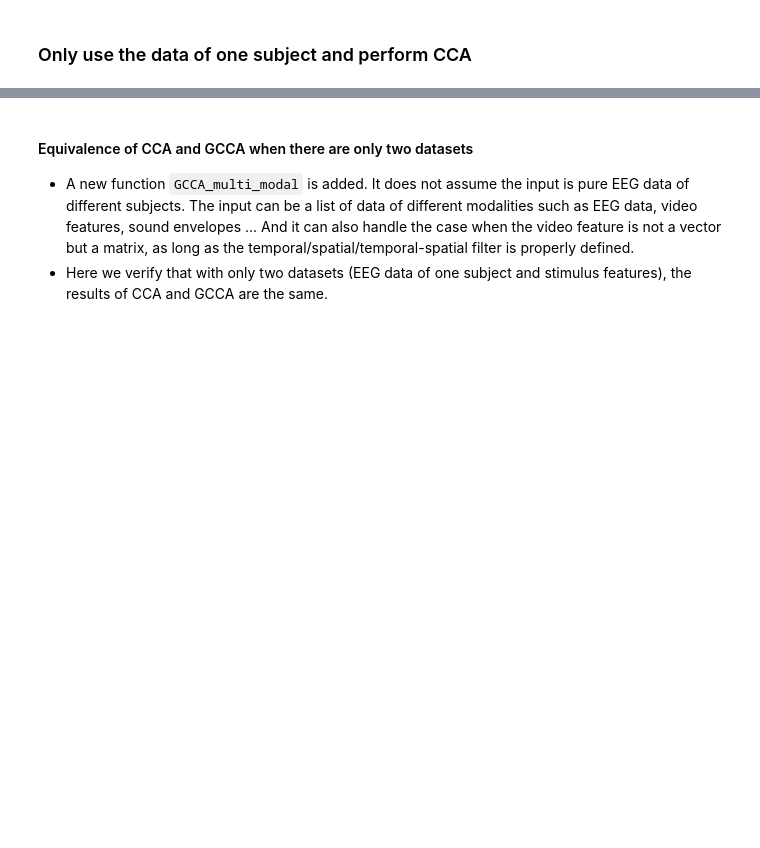
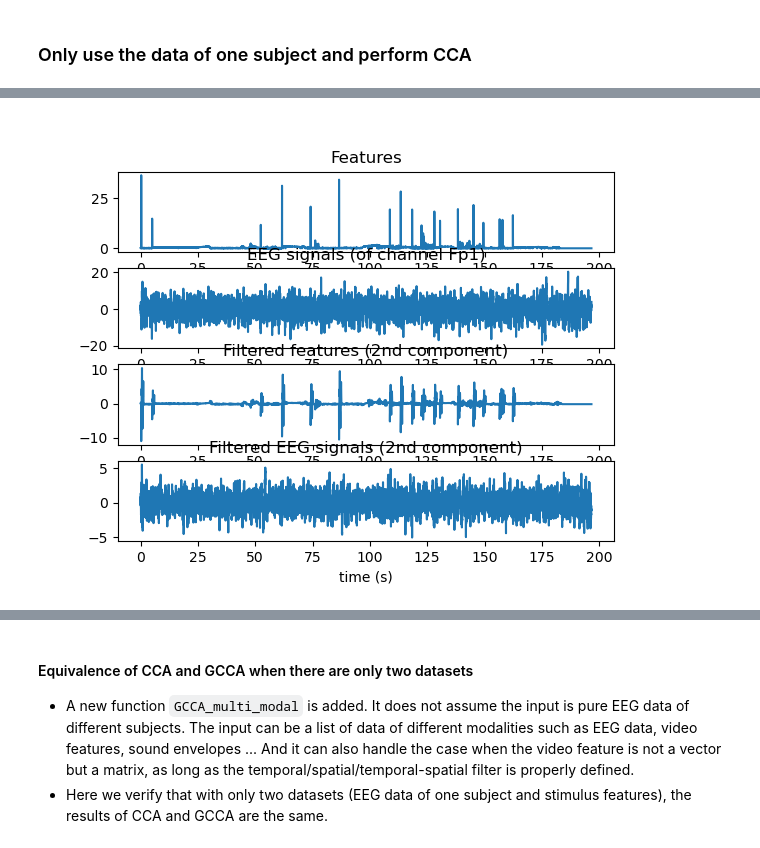
Before and after one commit to YYao-42/Identifying-Temporal-Correlations-Between-Natural-Single-shot-Videos-and-EEG-Signals, a Jupyter notebook: legacy/Parra_Exp.ipynb, the cells around one changed output, grey strips where cells are left out. Drawn from its saved outputs; the diff is of its cells as text; code cells hidden in the pictures; blank space fills up the shorter version.

```diff
--- a/legacy/Parra_Exp.ipynb
+++ b/legacy/Parra_Exp.ipynb
@@ -113,0 +124,20 @@ plt.show()
+# %%
+# Visualizations of component 2
+plt.close()
+compo = 3
+ax1 = plt.subplot(411)
+ax1.plot(times, features)
+ax1.title.set_text('Features')
+ax2 = plt.subplot(412, sharex = ax1)
+ax2.plot(times, EEG_of_one_sub[:,0])
+ax2.title.set_text('EEG signals (of channel Fp1)')
+ax3 = plt.subplot(413, sharex = ax1)
+ax3.plot(times, filtered_Sti[:,compo-1])
+ax3.title.set_text('Filtered features (2nd component)')
+ax4 = plt.subplot(414, sharex = ax1)
+ax4.plot(times, filtered_EEG[:,compo-1])
+ax4.title.set_text('Filtered EEG signals (2nd component)')
+ax4.set_xlabel('time (s)')
+plt.show()
+# %% [output]
+[figure, added]
```
Also changed, not shown: parts of 6 cells of this notebook, 1 other file.
